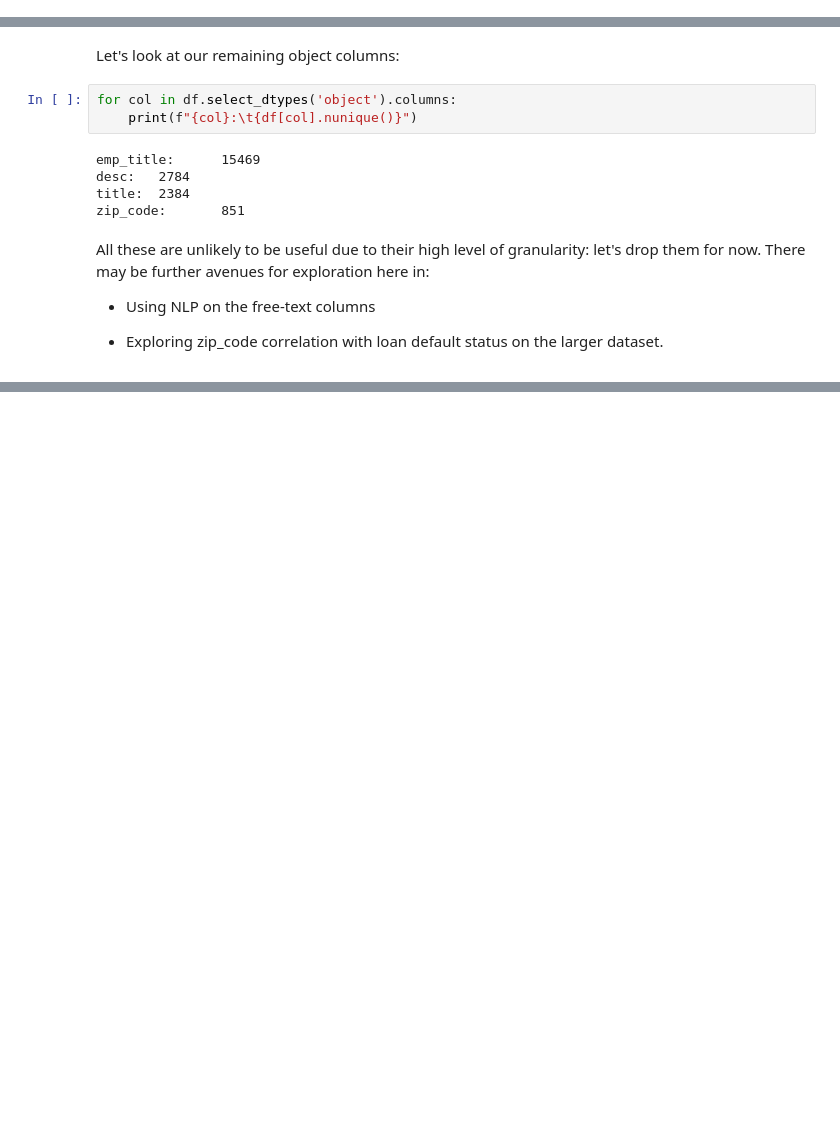
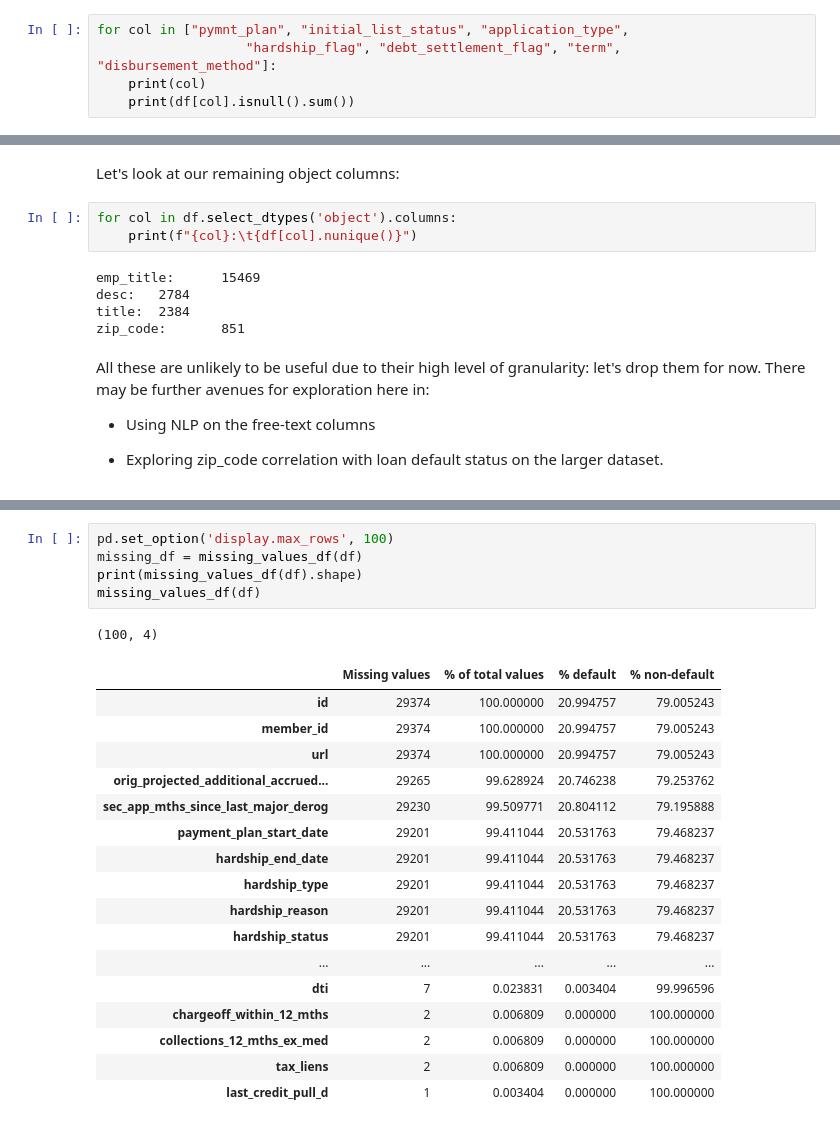
Before and after one commit to andmikey/lendingclub-analysis, a Jupyter notebook: notebooks/exploratory/190912-mandrejc-explore-data.ipynb, the cells around one changed output, grey strips where cells are left out. Drawn from its saved outputs; the diff is of its cells as text; blank space fills up the shorter version.

```diff
--- a/notebooks/exploratory/190912-mandrejc-explore-data.ipynb
+++ b/notebooks/exploratory/190912-mandrejc-explore-data.ipynb
@@ -248,0 +250,5 @@ Having confirmed which columns can be converted to boolean (ie. there are only t
+# %%
+for col in ["pymnt_plan", "initial_list_status", "application_type",
+                   "hardship_flag", "debt_settlement_flag", "term", "disbursement_method"]:
+    print(col)
+    print(df[col].isnull().sum())
@@ -356,0 +441,24 @@ All these are unlikely to be useful due to their high level of granularity: let'
+# %%
+pd.set_option('display.max_rows', 100)
+missing_df = missing_values_df(df)
+print(missing_values_df(df).shape)
+missing_values_df(df)
+# %% [output]
+(100, 4)
+|  | Missing values | % of total values | % default | % non-default |
+| id | 29374 | 100.000000 | 20.994757 | 79.005243 |
+| member_id | 29374 | 100.000000 | 20.994757 | 79.005243 |
+| url | 29374 | 100.000000 | 20.994757 | 79.005243 |
+| orig_projected_additional_accrued... | 29265 | 99.628924 | 20.746238 | 79.253762 |
+| sec_app_mths_since_last_major_derog | 29230 | 99.509771 | 20.804112 | 79.195888 |
+| payment_plan_start_date | 29201 | 99.411044 | 20.531763 | 79.468237 |
+| hardship_end_date | 29201 | 99.411044 | 20.531763 | 79.468237 |
+| hardship_type | 29201 | 99.411044 | 20.531763 | 79.468237 |
+| hardship_reason | 29201 | 99.411044 | 20.531763 | 79.468237 |
+| hardship_status | 29201 | 99.411044 | 20.531763 | 79.468237 |
+| ... | ... | ... | ... | ... |
+| dti | 7 | 0.023831 | 0.003404 | 99.996596 |
+| chargeoff_within_12_mths | 2 | 0.006809 | 0.000000 | 100.000000 |
+| collections_12_mths_ex_med | 2 | 0.006809 | 0.000000 | 100.000000 |
+| tax_liens | 2 | 0.006809 | 0.000000 | 100.000000 |
+| last_credit_pull_d | 1 | 0.003404 | 0.000000 | 100.000000 |
```
Also changed, not shown: parts of 20 cells of this notebook.
